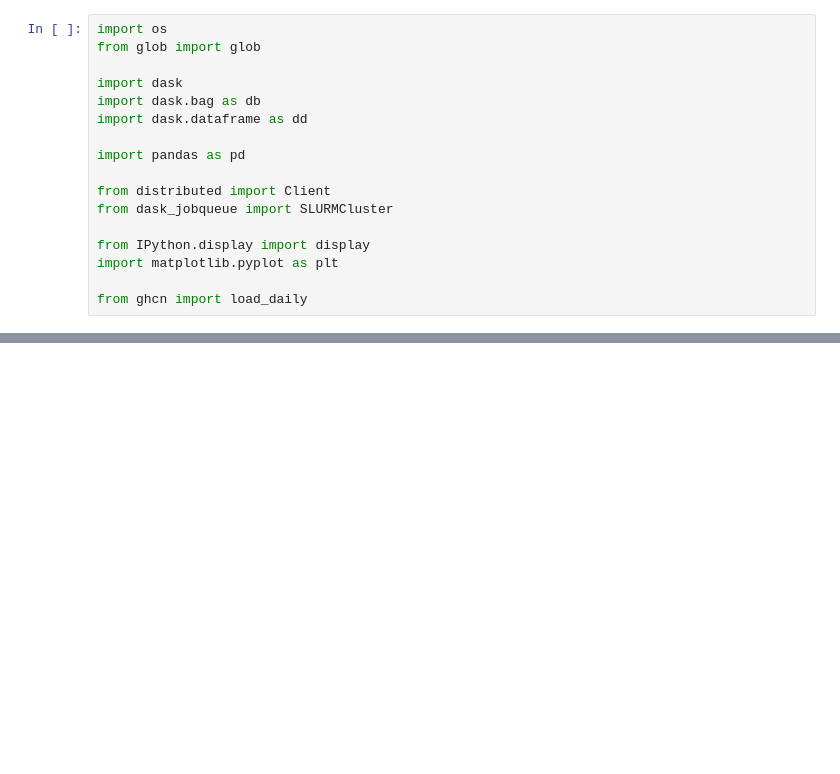
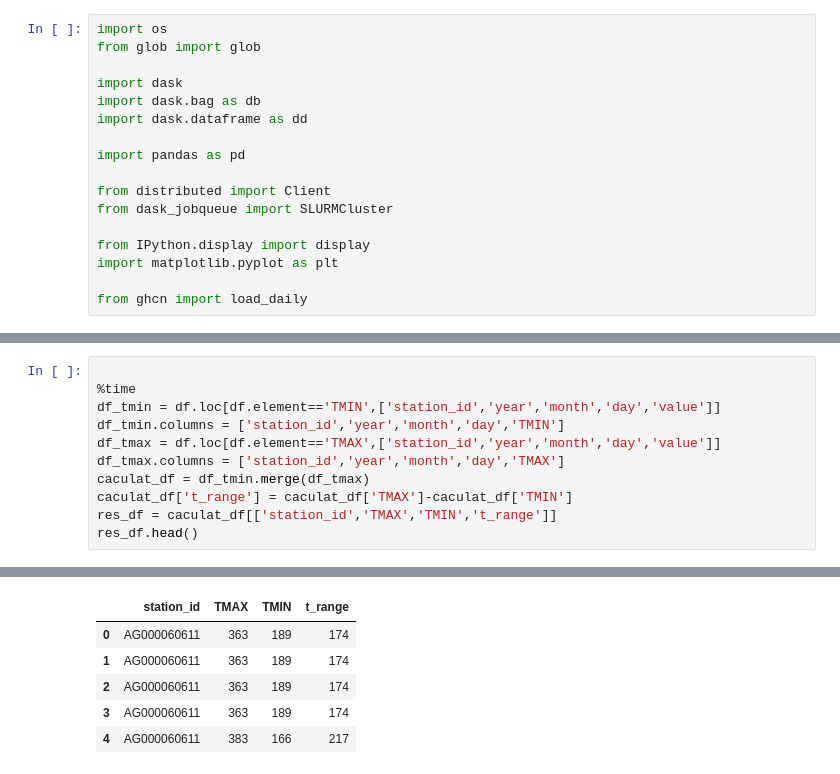
Before and after one commit to deng-jinxiong/homework-5-27-main, a Jupyter notebook: GHCN analysis.ipynb, the cells around one changed output, grey strips where cells are left out. Saved outputs shown, nothing was run; the diff lists cells and outputs as text; blank space fills up the shorter version.

```diff
--- a/GHCN analysis.ipynb
+++ b/GHCN analysis.ipynb
@@ -103,0 +151,12 @@ IndexError: list index out of range
+# %%
+
+%time
+df_tmin = df.loc[df.element=='TMIN',['station_id','year','month','day','value']]
+df_tmin.columns = ['station_id','year','month','day','TMIN']
+df_tmax = df.loc[df.element=='TMAX',['station_id','year','month','day','value']]
+df_tmax.columns = ['station_id','year','month','day','TMAX']
+caculat_df = df_tmin.merge(df_tmax)
+caculat_df['t_range'] = caculat_df['TMAX']-caculat_df['TMIN']
+res_df = caculat_df[['station_id','TMAX','TMIN','t_range']]
+res_df.head()
+# %% [output]
@@ -104,2 +165,8 @@ IndexError: list index out of range
+|  | station_id | TMAX | TMIN | t_range |
+| 0 | AG000060611 | 363 | 189 | 174 |
+| 1 | AG000060611 | 363 | 189 | 174 |
+| 2 | AG000060611 | 363 | 189 | 174 |
+| 3 | AG000060611 | 363 | 189 | 174 |
+| 4 | AG000060611 | 383 | 166 | 217 |
 # %%
 # Plot the results
```
Also changed, not shown: parts of 6 cells of this notebook, 3 other files.
